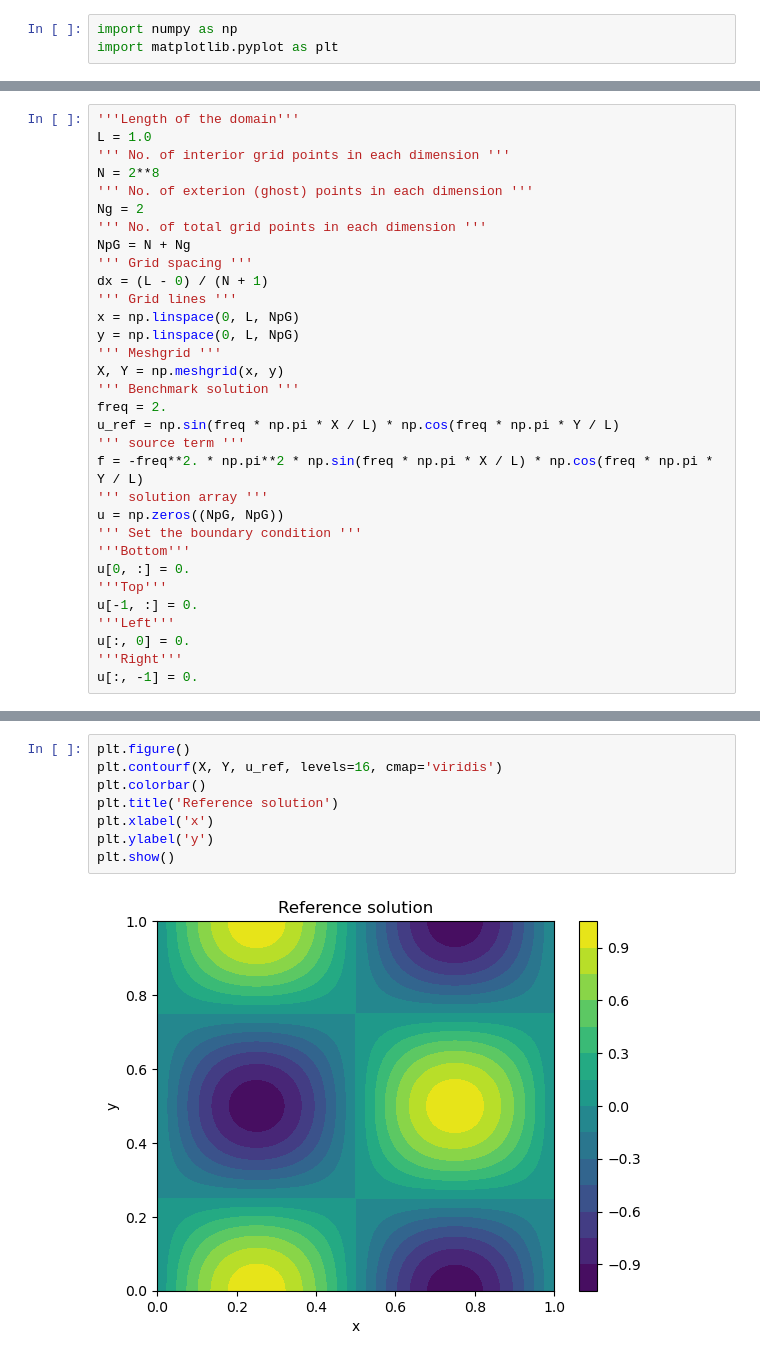
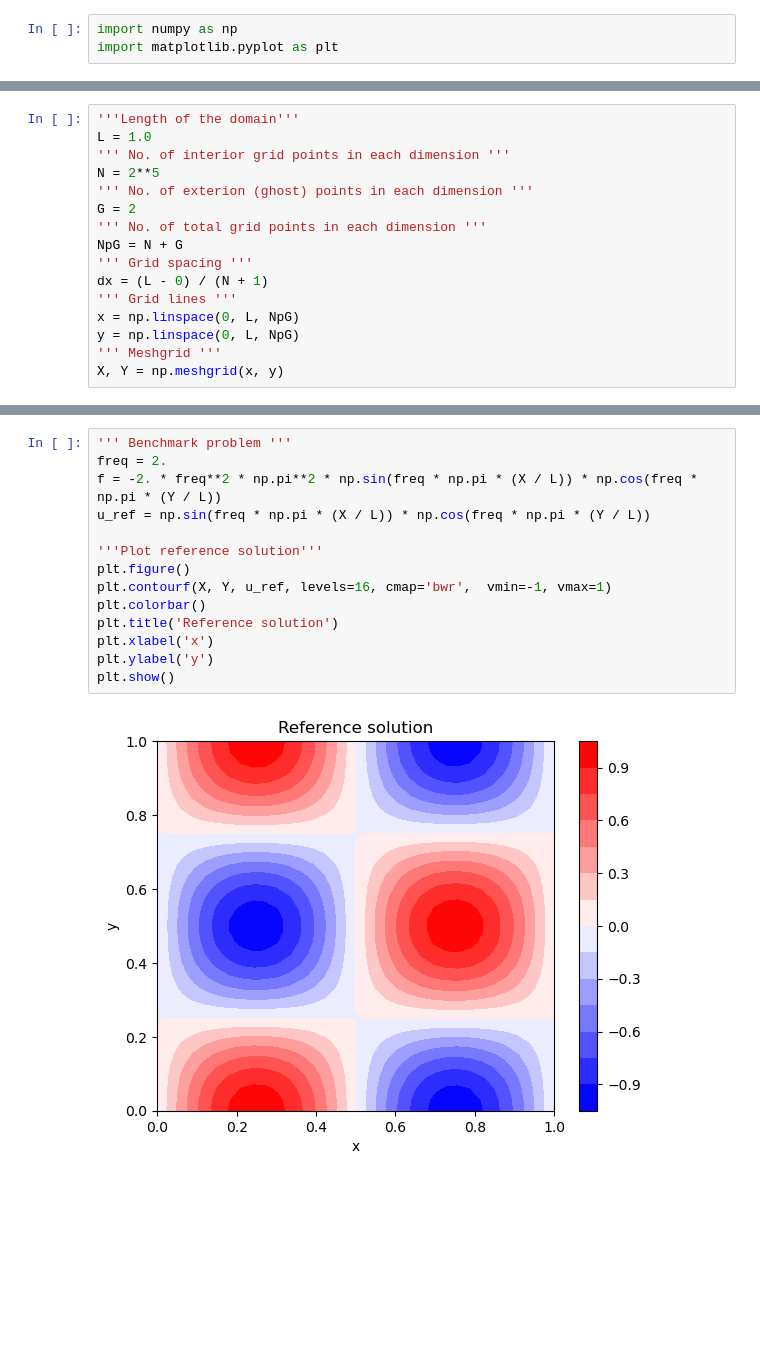
Before and after one commit to nithinadidela/PyPoisson, a Jupyter notebook: main.ipynb, the cells around one changed output, grey strips where cells are left out. Cells and saved outputs as stored; diff of their text form; blank space fills up the shorter version.

```diff
--- a/main.ipynb
+++ b/main.ipynb
@@ -52,11 +38,11 @@ $$
 '''Length of the domain'''
 L = 1.0
 ''' No. of interior grid points in each dimension '''
-N = 2**8
+N = 2**5
 ''' No. of exterion (ghost) points in each dimension '''
-Ng = 2
+G = 2
 ''' No. of total grid points in each dimension '''
-NpG = N + Ng
+NpG = N + G
 ''' Grid spacing '''
 dx = (L - 0) / (N + 1)
 ''' Grid lines '''
@@ -64,19 +50,3 @@ x = np.linspace(0, L, NpG)
 y = np.linspace(0, L, NpG)
 ''' Meshgrid '''
 X, Y = np.meshgrid(x, y)
-''' Benchmark solution '''
-freq = 2.
-u_ref = np.sin(freq * np.pi * X / L) * np.cos(freq * np.pi * Y / L)
-''' source term '''
-f = -freq**2. * np.pi**2 * np.sin(freq * np.pi * X / L) * np.cos(freq * np.pi * Y / L)
-''' solution array '''
-u = np.zeros((NpG, NpG))
-''' Set the boundary condition '''
-'''Bottom'''
-u[0, :] = 0.
-'''Top'''
-u[-1, :] = 0.
-'''Left'''
-u[:, 0] = 0.
-'''Right'''
-u[:, -1] = 0.
@@ -83,10 +82,16 @@ u[:, -1] = 0.
 # %%
+''' Benchmark problem '''
+freq = 2.
+f = -2. * freq**2 * np.pi**2 * np.sin(freq * np.pi * (X / L)) * np.cos(freq * np.pi * (Y / L))
+u_ref = np.sin(freq * np.pi * (X / L)) * np.cos(freq * np.pi * (Y / L))
+
+'''Plot reference solution'''
 plt.figure()
-plt.contourf(X, Y, u_ref, levels=16, cmap='viridis')
+plt.contourf(X, Y, u_ref, levels=16, cmap='bwr',  vmin=-1, vmax=1)
 plt.colorbar()
 plt.title('Reference solution')
 plt.xlabel('x')
 plt.ylabel('y')
 plt.show()
 # %% [output]
-[figure, old version]
+[figure, new version]
```
Also changed, not shown: parts of 10 cells of this notebook.
